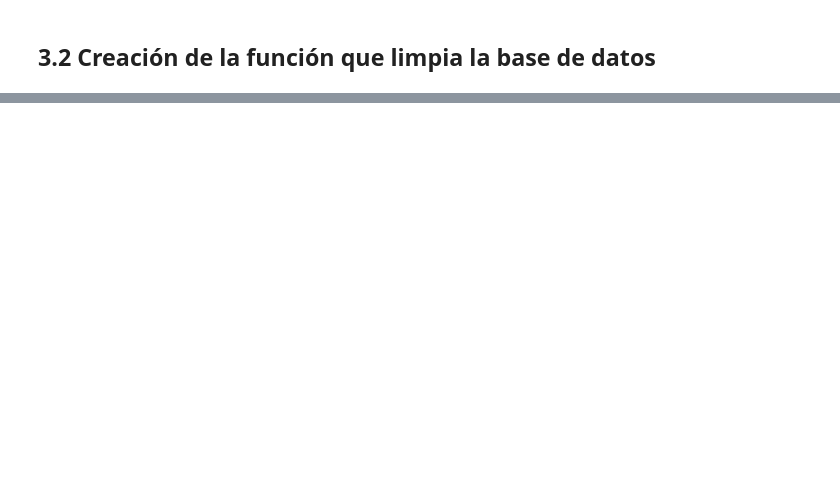
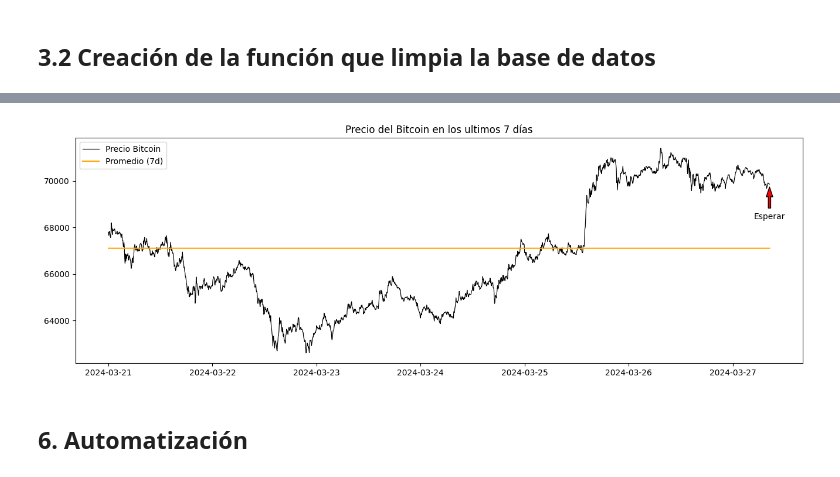
Before and after one commit to RicardxJMG/Simple-Robot-Trading, a Jupyter notebook: Robot_trading.ipynb, the cells around one changed output, grey strips where cells are left out. Cells and saved outputs as stored; diff of their text form; code cells hidden in the pictures; blank space fills up the shorter version.

```diff
--- a/Robot_trading.ipynb
+++ b/Robot_trading.ipynb
@@ -147,0 +171,24 @@ Registros que tengan registros Volume de transacción menor o igual a cero: 0
+# %%
+def visualizacion():
+  global df_bitcoin, media_bitcoin, algoritmo_decision
+  # Añadiendo una nueva columna
+  df_bitcoin['Promedio'] = media_bitcoin
+
+  # Configuración del gráfico
+  #plt.style.use("dark_background")
+  plt.figure(figsize=(16,5))
+  plt.title('Precio del Bitcoin en los ultimos 7 días')
+  plt.plot(df_bitcoin.index, df_bitcoin.Close, linewidth = 0.85, color = 'black');
+  plt.plot(df_bitcoin.index, df_bitcoin.Promedio, color = 'orange');
+  plt.legend(['Precio Bitcoin', 'Promedio (7d)'])
+
+  color = 'green' if algoritmo_decision == 'Vender' else 'blue' if algoritmo_decision == 'Comprar' else 'red'
+  plt.annotate(algoritmo_decision, xy=(df_bitcoin.index[-1], df_bitcoin.Close[-1]), xytext=(df_bitcoin.index[-1], df_bitcoin.Close[-1]-1500),
+             arrowprops=dict(facecolor=color, shrink=.1, width = 3, headwidth = 8), horizontalalignment='center')
+  plt.show()
+# %%
+visualizacion()
+# %% [output]
+[figure, added]
+# %% [markdown]
+## **6. Automatización**
```
Also changed, not shown: parts of 16 cells of this notebook.
